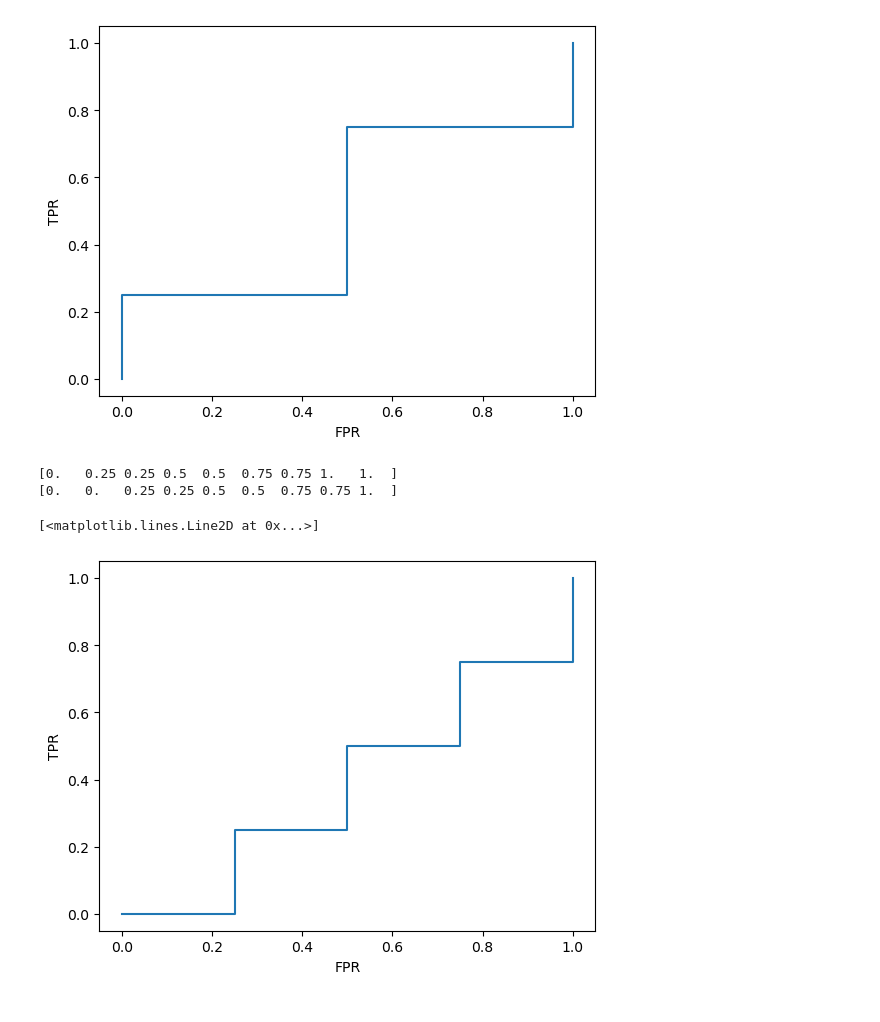
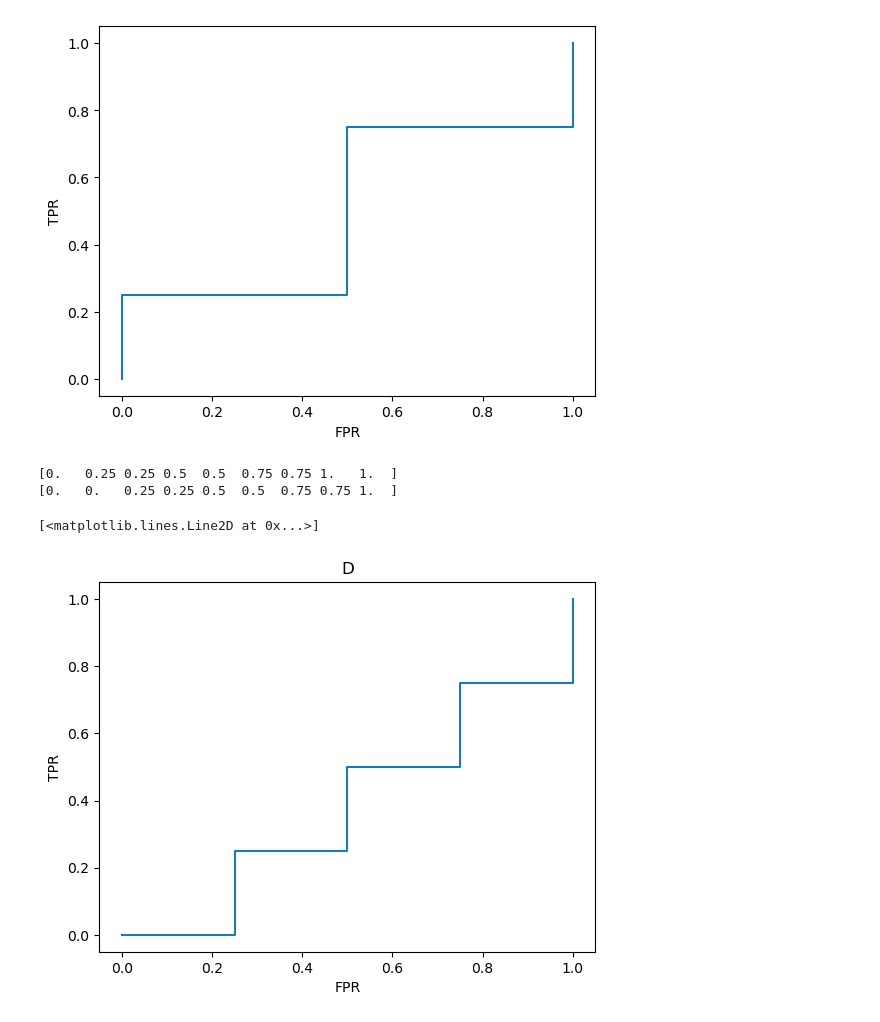
Before and after one commit to lukasketzer/machine_learning_code, a Jupyter notebook: Project2/src/exam_question1.ipynb, the cells around one changed output. Cells and saved outputs as stored; diff of their text form; code cells hidden in the pictures.

```diff
--- a/exam_question1.ipynb
+++ b/Project2/src/exam_question1.ipynb
@@ -37,13 +38,14 @@ plt.plot(fpr, tpr)
 # %%
 fpr = np.array([0,1,1,2,2,3,3,4,4]) / 4
 tpr = np.array([0,0,1,1,2,2,3,3,4]) / 4
 print(fpr)
 print(tpr)
+plt.title("D")
 plt.ylabel("TPR")
 plt.xlabel("FPR")
 plt.plot(fpr, tpr)
 # %% [output]
 [0.   0.25 0.25 0.5  0.5  0.75 0.75 1.   1.  ]
 [0.   0.   0.25 0.25 0.5  0.5  0.75 0.75 1.  ]
 [<matplotlib.lines.Line2D at 0x...>]
-[figure, old version]
+[figure, new version]
```
Also changed, not shown: parts of 1 cell of this notebook.
